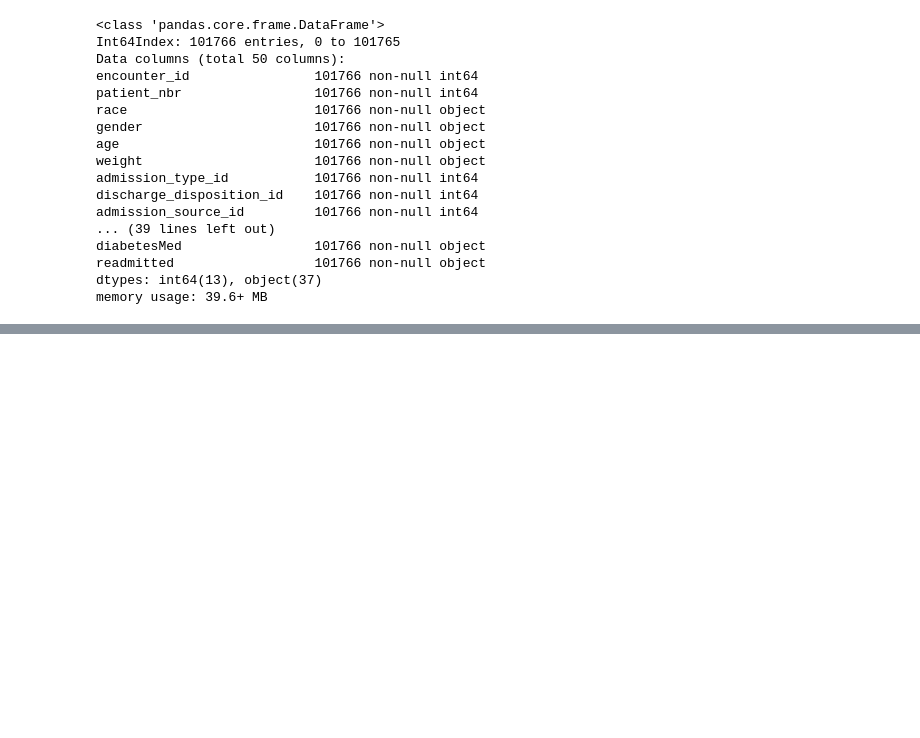
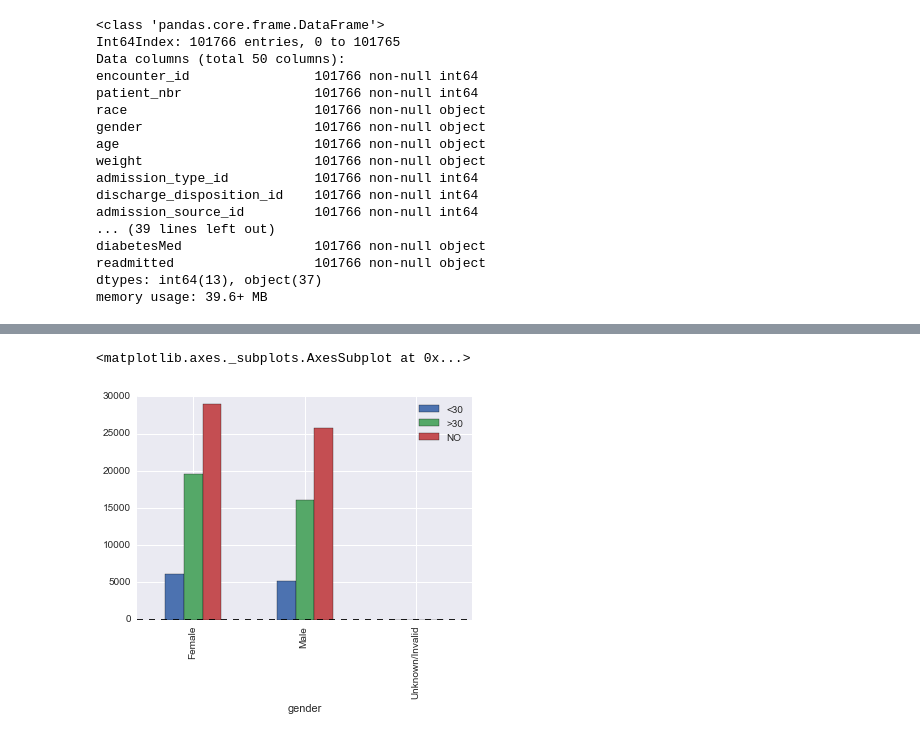
Before and after one commit to DKAllgeier/DAT_SF_11, a Jupyter notebook: homeworks/Diabetes_project.ipynb, the cells around one changed output, grey strips where cells are left out. Cells and saved outputs as stored; diff of their text form; code cells hidden in the pictures; blank space fills up the shorter version.

```diff
--- a/homeworks/Diabetes_project.ipynb
+++ b/homeworks/Diabetes_project.ipynb
@@ -61,0 +116,4 @@ memory usage: 39.6+ MB
+# %%
+di_gen=diabetes.groupby(diabetes.gender)
+gen_read=di_gen.readmitted.value_counts()
+gen_read.unstack()
@@ -61,0 +126,5 @@ memory usage: 39.6+ MB
+# %%
+gen_read.unstack().plot(kind='bar')
+# %% [output]
+<matplotlib.axes._subplots.AxesSubplot at 0x...>
+[figure, added]
```
Also changed, not shown: parts of 14 cells of this notebook.
